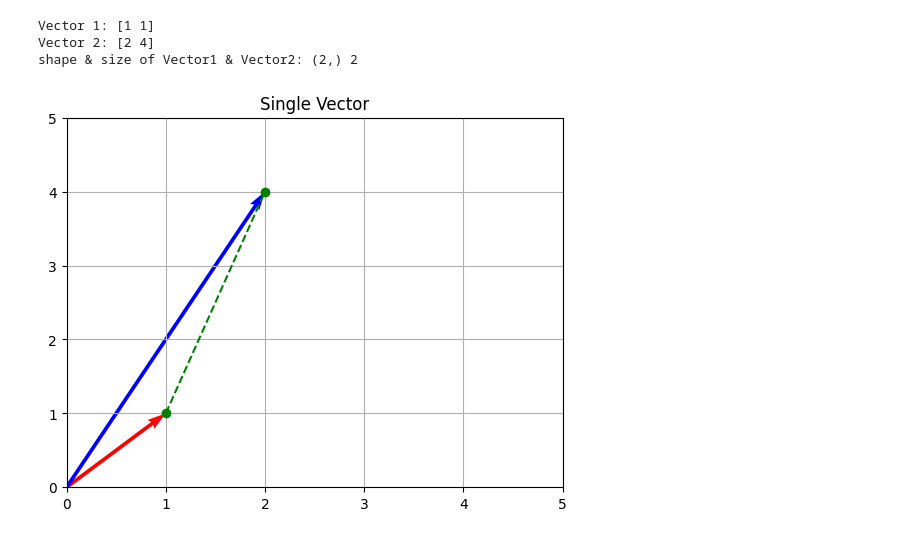
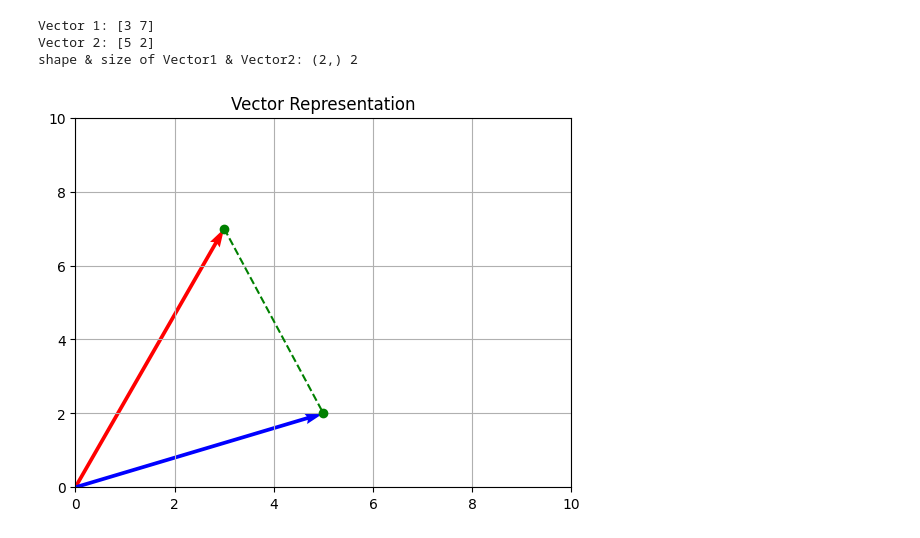
Before and after one commit to VidyasagarMSC/PyDataFlowNote, a Jupyter notebook: linear-algebra/norm-1D.ipynb, the cells around one changed output. Drawn from its saved outputs; the diff is of its cells as text; code cells hidden in the pictures.

```diff
--- a/linear-algebra/norm-1D.ipynb
+++ b/linear-algebra/norm-1D.ipynb
@@ -9,31 +27,31 @@ Requirement already satisfied: numpy<1.28.0,>=1.21.6 in /Users/vmac/.pyenv/versi
 # %%
-# Define a 1D vector
+# Define a single dimensional (1D) tensor
 import numpy as np
 
-vector1 = np.random.randint(1,5,2)
-vector2 = np.random.randint(1,5,2)
+vector1 = np.array([3,7])#np.random.randint(1,5,2)
+vector2 = np.array([5,2])#np.random.randint(1,5,2)
 print("Vector 1:",vector1)
 print("Vector 2:",vector2)
 print(f"shape & size of Vector1 & Vector2:", vector1.shape, vector1.size)
 # %% [output]
-Vector 1: [1 1]
-Vector 2: [2 4]
+Vector 1: [3 7]
+Vector 2: [5 2]
 shape & size of Vector1 & Vector2: (2,) 2
 # %%
 # Draw the vectors using MatplotLib
 import matplotlib.pyplot as plt
 %matplotlib inline
 
 origin = np.array([0,0])
 plt.quiver(*origin, vector1[0],vector1[1], angles='xy', color='r', scale_units='xy', scale=1)
 plt.quiver(*origin, vector2[0],vector2[1], angles='xy', color='b', scale_units='xy', scale=1)
 plt.plot([vector1[0],vector2[0]], [vector1[1],vector2[1]], 'go', linestyle="--")
-plt.title('Single Vector')
+plt.title('Vector Representation')
 
-plt.xlim([0,5])
-plt.ylim([0,5])
+plt.xlim([0,10])
+plt.ylim([0,10])
 
 plt.grid()
 plt.show()
 # %% [output]
-[figure, old version]
+[figure, new version]
```
Also changed, not shown: parts of 11 cells of this notebook.
